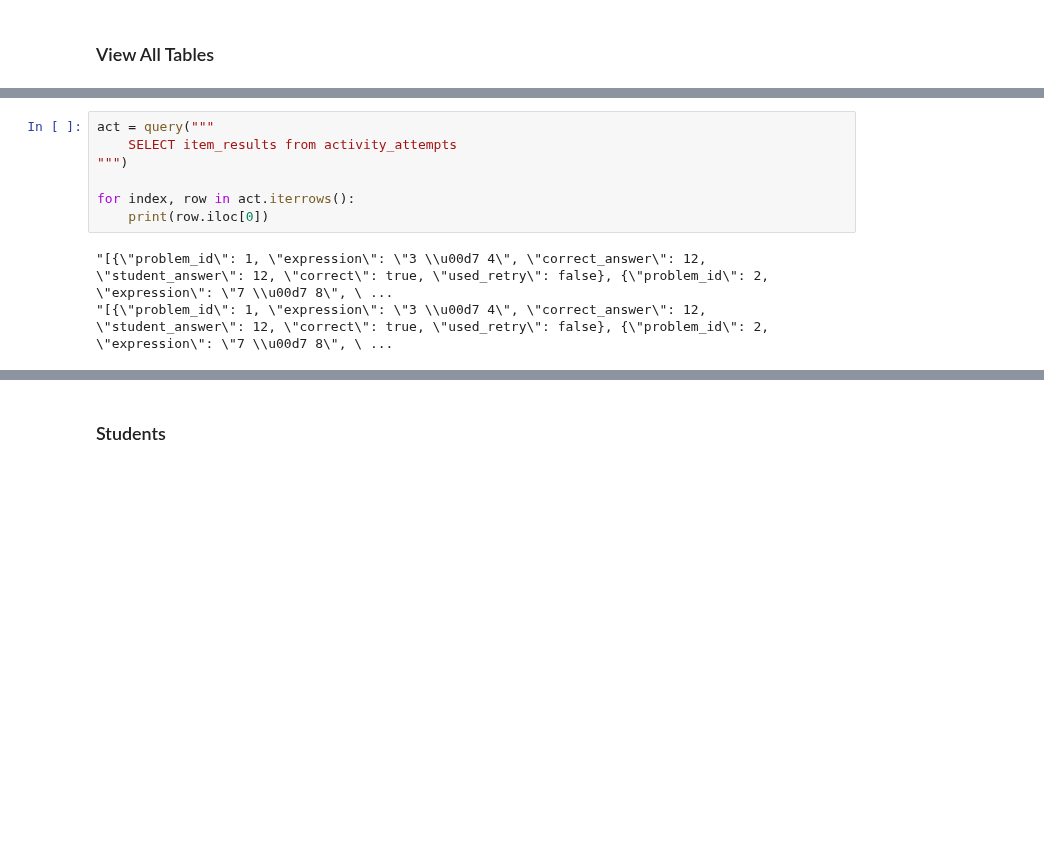
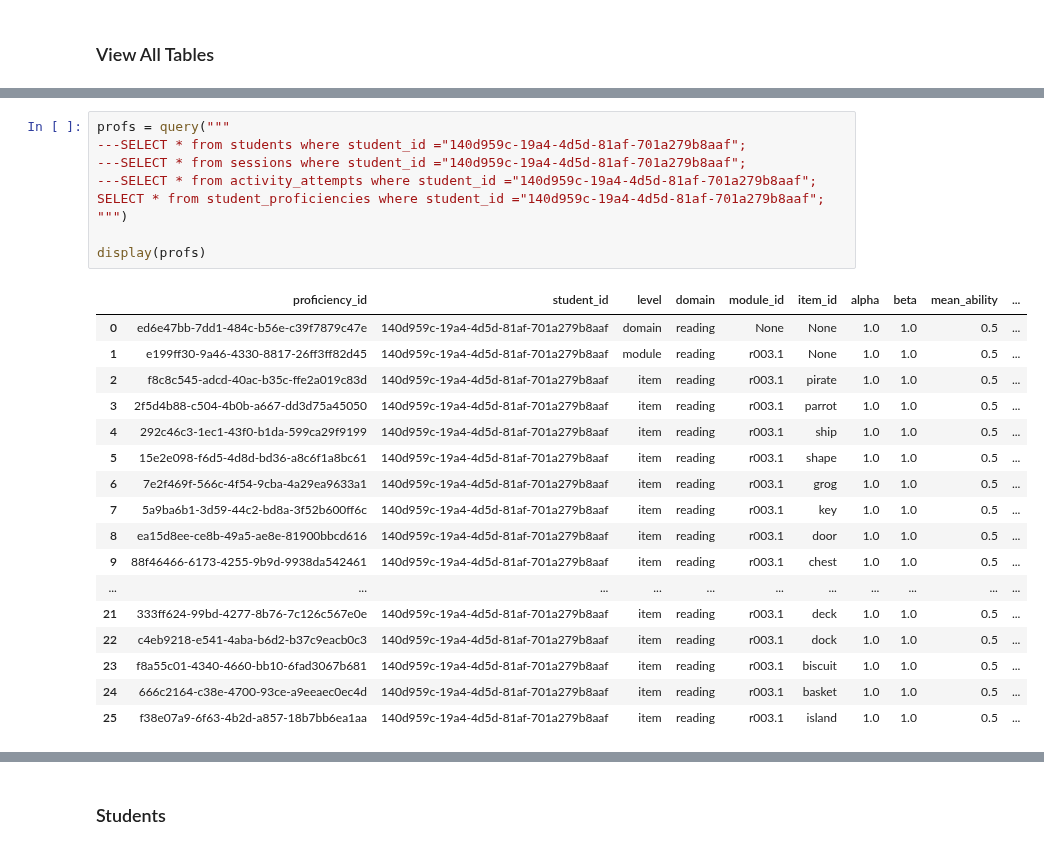
Before and after one commit to brfoley76/PromptingHumanAgent, a Jupyter notebook: backend/analysis.ipynb, the cells around one changed output, grey strips where cells are left out. Saved outputs shown, nothing was run; the diff lists cells and outputs as text; blank space fills up the shorter version.

```diff
--- a/backend/analysis.ipynb
+++ b/backend/analysis.ipynb
@@ -73,10 +74,27 @@ Tables in database:
-# %%
-act = query("""
-    SELECT item_results from activity_attempts
-""")
-
-for index, row in act.iterrows():
-    print(row.iloc[0])
-# %% [output]
-"[{\"problem_id\": 1, \"expression\": \"3 \\u00d7 4\", \"correct_answer\": 12, \"student_answer\": 12, \"correct\": true, \"used_retry\": false}, {\"problem_id\": 2, \"expression\": \"7 \\u00d7 8\", \ ...
-"[{\"problem_id\": 1, \"expression\": \"3 \\u00d7 4\", \"correct_answer\": 12, \"student_answer\": 12, \"correct\": true, \"used_retry\": false}, {\"problem_id\": 2, \"expression\": \"7 \\u00d7 8\", \ ...
+# %%
+profs = query("""
+---SELECT * from students where student_id ="140d959c-19a4-4d5d-81af-701a279b8aaf";
+---SELECT * from sessions where student_id ="140d959c-19a4-4d5d-81af-701a279b8aaf";
+---SELECT * from activity_attempts where student_id ="140d959c-19a4-4d5d-81af-701a279b8aaf";
+SELECT * from student_proficiencies where student_id ="140d959c-19a4-4d5d-81af-701a279b8aaf";
+""")
+
+display(profs)
+# %% [output]
+|  | proficiency_id | student_id | level | domain | module_id | item_id | alpha | beta | mean_ability | ... |
+| 0 | ed6e47bb-7dd1-484c-b56e-c39f7879c47e | 140d959c-19a4-4d5d-81af-701a279b8aaf | domain | reading | None | None | 1.0 | 1.0 | 0.5 | ... |
+| 1 | e199ff30-9a46-4330-8817-26ff3ff82d45 | 140d959c-19a4-4d5d-81af-701a279b8aaf | module | reading | r003.1 | None | 1.0 | 1.0 | 0.5 | ... |
+| 2 | f8c8c545-adcd-40ac-b35c-ffe2a019c83d | 140d959c-19a4-4d5d-81af-701a279b8aaf | item | reading | r003.1 | pirate | 1.0 | 1.0 | 0.5 | ... |
+| 3 | 2f5d4b88-c504-4b0b-a667-dd3d75a45050 | 140d959c-19a4-4d5d-81af-701a279b8aaf | item | reading | r003.1 | parrot | 1.0 | 1.0 | 0.5 | ... |
+| 4 | 292c46c3-1ec1-43f0-b1da-599ca29f9199 | 140d959c-19a4-4d5d-81af-701a279b8aaf | item | reading | r003.1 | ship | 1.0 | 1.0 | 0.5 | ... |
+| 5 | 15e2e098-f6d5-4d8d-bd36-a8c6f1a8bc61 | 140d959c-19a4-4d5d-81af-701a279b8aaf | item | reading | r003.1 | shape | 1.0 | 1.0 | 0.5 | ... |
+| 6 | 7e2f469f-566c-4f54-9cba-4a29ea9633a1 | 140d959c-19a4-4d5d-81af-701a279b8aaf | item | reading | r003.1 | grog | 1.0 | 1.0 | 0.5 | ... |
+| 7 | 5a9ba6b1-3d59-44c2-bd8a-3f52b600ff6c | 140d959c-19a4-4d5d-81af-701a279b8aaf | item | reading | r003.1 | key | 1.0 | 1.0 | 0.5 | ... |
+| 8 | ea15d8ee-ce8b-49a5-ae8e-81900bbcd616 | 140d959c-19a4-4d5d-81af-701a279b8aaf | item | reading | r003.1 | door | 1.0 | 1.0 | 0.5 | ... |
+| 9 | 88f46466-6173-4255-9b9d-9938da542461 | 140d959c-19a4-4d5d-81af-701a279b8aaf | item | reading | r003.1 | chest | 1.0 | 1.0 | 0.5 | ... |
+| ... | ... | ... | ... | ... | ... | ... | ... | ... | ... | ... |
+| 21 | 333ff624-99bd-4277-8b76-7c126c567e0e | 140d959c-19a4-4d5d-81af-701a279b8aaf | item | reading | r003.1 | deck | 1.0 | 1.0 | 0.5 | ... |
+| 22 | c4eb9218-e541-4aba-b6d2-b37c9eacb0c3 | 140d959c-19a4-4d5d-81af-701a279b8aaf | item | reading | r003.1 | dock | 1.0 | 1.0 | 0.5 | ... |
+| 23 | f8a55c01-4340-4660-bb10-6fad3067b681 | 140d959c-19a4-4d5d-81af-701a279b8aaf | item | reading | r003.1 | biscuit | 1.0 | 1.0 | 0.5 | ... |
+| 24 | 666c2164-c38e-4700-93ce-a9eeaec0ec4d | 140d959c-19a4-4d5d-81af-701a279b8aaf | item | reading | r003.1 | basket | 1.0 | 1.0 | 0.5 | ... |
+| 25 | f38e07a9-6f63-4b2d-a857-18b7bb6ea1aa | 140d959c-19a4-4d5d-81af-701a279b8aaf | item | reading | r003.1 | island | 1.0 | 1.0 | 0.5 | ... |
```
Also changed, not shown: parts of 7 cells of this notebook, 27 other files.
